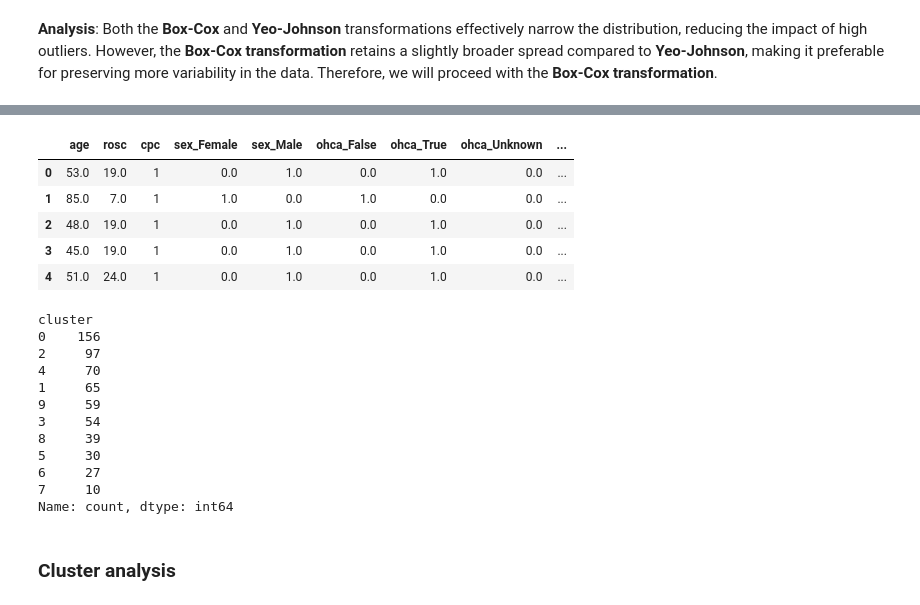
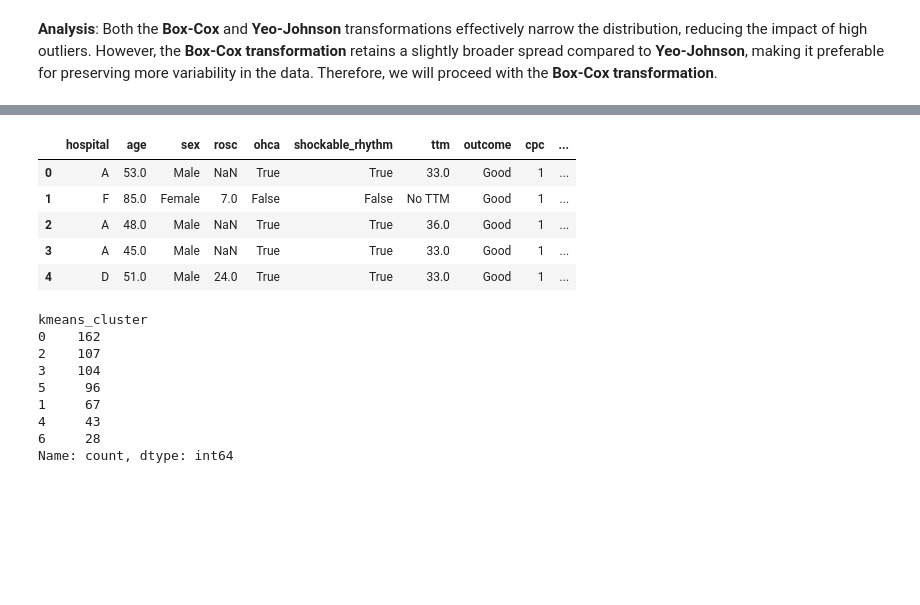
Before and after one commit to KentFre/Resus_TTM, a Jupyter notebook: 03_Clustering.ipynb, the cells around one changed output, grey strips where cells are left out. Drawn from its saved outputs; the diff is of its cells as text; code cells hidden in the pictures; blank space fills up the shorter version.

```diff
--- a/03_Clustering.ipynb
+++ b/03_Clustering.ipynb
@@ -124,0 +168,15 @@ By standardizing the data, we ensure that all features are on a comparable scale
+# %%
+# Selecting the desired columns
+selected_columns = ['age', 'cpc', 'sex_Female', 'sex_Male', 'ohca_True', 'ohca_Unknown',
+                    'ttm_33.0', 'ttm_36.0', 'ttm_No TTM',
+                    'shockable_rhythm_False', 'shockable_rhythm_True', 'shockable_rhythm_Unknown',
+                    'rosc_boxcox']
+
+# Creating a new DataFrame with only the selected columns
+machine_learning_df = processed_data[selected_columns]
+
+# Rename the 'rosc_boxcox' column to 'rosc'
+machine_learning_df = machine_learning_df.rename(columns={'rosc_boxcox': 'rosc'})
+
+# Display the resulting DataFrame
+machine_learning_df.head()
@@ -125,14 +214,17 @@ By standardizing the data, we ensure that all features are on a comparable scale
 # %%
+# Exclude the 'cpc' column from the DataFrame
+data_for_clustering = machine_learning_df.drop(columns=['cpc'])
+
 # Decide the number of k
 # Initialize lists to hold values for plotting
 silhouette_scores = []
-k_values = range(2, 11)
+k_values = range(2, 160)
 
 # Iterate over different values of K
 for k in k_values:
     kmeans = KMeans(n_clusters=k, random_state=2023)
-    cluster_labels = kmeans.fit_predict(scaled_data)
-    silhouette_avg = silhouette_score(scaled_data, cluster_labels)
+    cluster_labels = kmeans.fit_predict(data_for_clustering)
+    silhouette_avg = silhouette_score(data_for_clustering, cluster_labels)
     silhouette_scores.append(silhouette_avg)
     print(f"For n_clusters = {k}, the average silhouette score is: {silhouette_avg}")
 
@@ -157,42 +294,34 @@ For n_clusters = 10, the average silhouette score is: 0.4552382612628483
 # %%
-# Perform K-means clustering
-n_clusters = 10
+# Perform K-means clustering on the standardized data
+n_clusters = 7
 kmeans = KMeans(n_clusters=n_clusters, random_state=2023)
-kmeans.fit(scaled_data)
+kmeans.fit(data_for_clustering)
 
-# Add cluster labels to the DataFrame
-processed_data['cluster'] = kmeans.labels_
+# Add cluster labels from KMeans to the original data as 'kmeans_cluster'
+original_data['kmeans_cluster'] = kmeans.labels_
 
-#Add outcome to the dataframe for analysis
-processed_data['outcome'] = data['outcome']
-
-# Display the first few rows of the data with cluster labels
-processed_data.head()
+# Display the first few rows of processed_data with the cluster labels
+original_data.head()
 # %% [output]
-|  | age | rosc | cpc | sex_Female | sex_Male | ohca_False | ohca_True | ohca_Unknown | ... |
-| 0 | 53.0 | 19.0 | 1 | 0.0 | 1.0 | 0.0 | 1.0 | 0.0 | ... |
-| 1 | 85.0 | 7.0 | 1 | 1.0 | 0.0 | 1.0 | 0.0 | 0.0 | ... |
-| 2 | 48.0 | 19.0 | 1 | 0.0 | 1.0 | 0.0 | 1.0 | 0.0 | ... |
-| 3 | 45.0 | 19.0 | 1 | 0.0 | 1.0 | 0.0 | 1.0 | 0.0 | ... |
-| 4 | 51.0 | 24.0 | 1 | 0.0 | 1.0 | 0.0 | 1.0 | 0.0 | ... |
+|  | hospital | age | sex | rosc | ohca | shockable_rhythm | ttm | outcome | cpc | ... |
+| 0 | A | 53.0 | Male | NaN | True | True | 33.0 | Good | 1 | ... |
+| 1 | F | 85.0 | Female | 7.0 | False | False | No TTM | Good | 1 | ... |
+| 2 | A | 48.0 | Male | NaN | True | True | 36.0 | Good | 1 | ... |
+| 3 | A | 45.0 | Male | NaN | True | True | 33.0 | Good | 1 | ... |
+| 4 | D | 51.0 | Male | 24.0 | True | True | 33.0 | Good | 1 | ... |
 # %%
 # Count the number of data points in each cluster
-cluster_counts = processed_data['cluster'].value_counts()
+cluster_counts = original_data['kmeans_cluster'].value_counts()
 
 # Display the counts for each cluster
 print(cluster_counts)
 # %% [output]
-cluster
-0    156
-2     97
-4     70
-1     65
-9     59
-3     54
-8     39
-5     30
-6     27
-7     10
+kmeans_cluster
+0    162
+2    107
+3    104
+5     96
+1     67
+4     43
+6     28
 Name: count, dtype: int64
-# %% [markdown]
-### Cluster analysis
```
Also changed, not shown: parts of 19 cells of this notebook, 1 other file.
